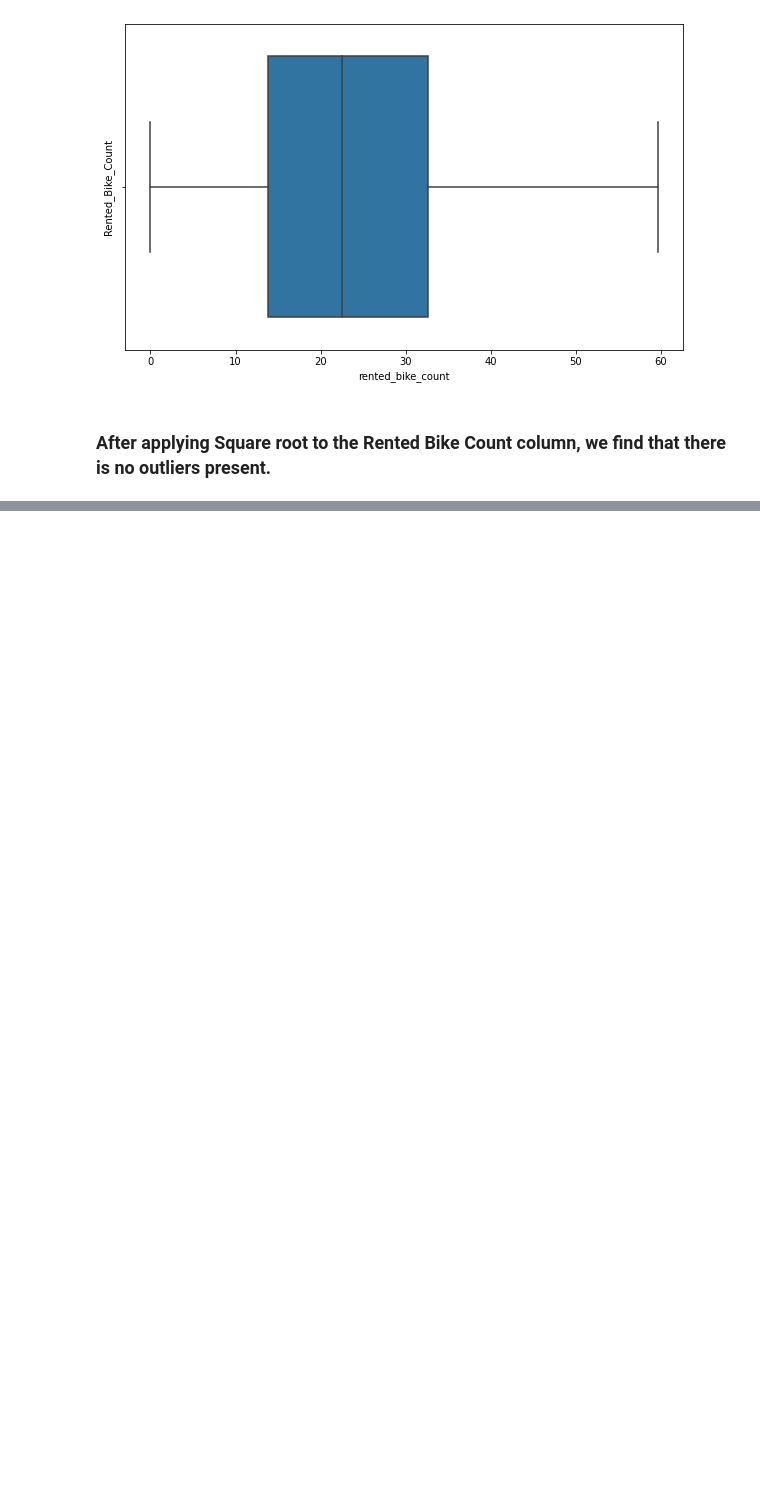
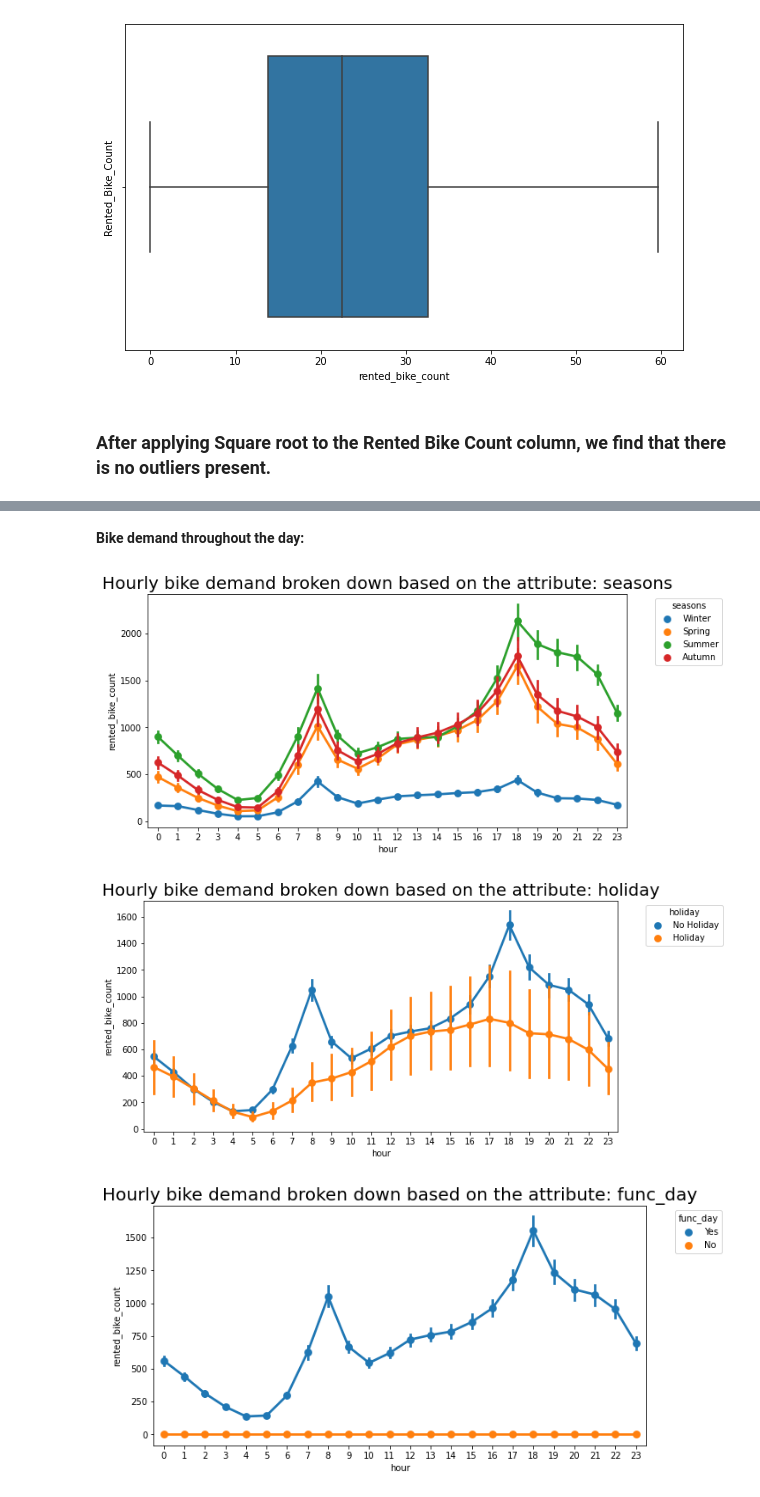
Before and after one commit to YashwantRaul/Supervised-ML-Regression, a Jupyter notebook: Bike_Sharing_Demand_Prediction_Capstone_Project.ipynb, the cells around one changed output, grey strips where cells are left out. Saved outputs shown, nothing was run; the diff lists cells and outputs as text; code cells hidden in the pictures; blank space fills up the shorter version.

```diff
--- a/Bike_Sharing_Demand_Prediction_Capstone_Project.ipynb
+++ b/Bike_Sharing_Demand_Prediction_Capstone_Project.ipynb
@@ -285,0 +308,16 @@ plt.show()
+# %% [markdown]
+**Bike demand throughout the day:**
+# %%
+for i in categorical_var:
+  if i == 'hour':
+    continue
+  else:
+    fig, ax = plt.subplots(figsize=(10,5))
+    sns.pointplot(data=df, x='hour', y='rented_bike_count', hue=i, ax=ax)
+    plt.title('Hourly bike demand broken down based on the attribute: '+i,fontsize=20)
+    plt.legend(bbox_to_anchor=(1.05, 1), loc='upper left',title=i)
+    plt.show
+# %% [output]
+[figure, added]
+[figure, added]
+[figure, added]
```
Also changed, not shown: parts of 28 cells of this notebook.
